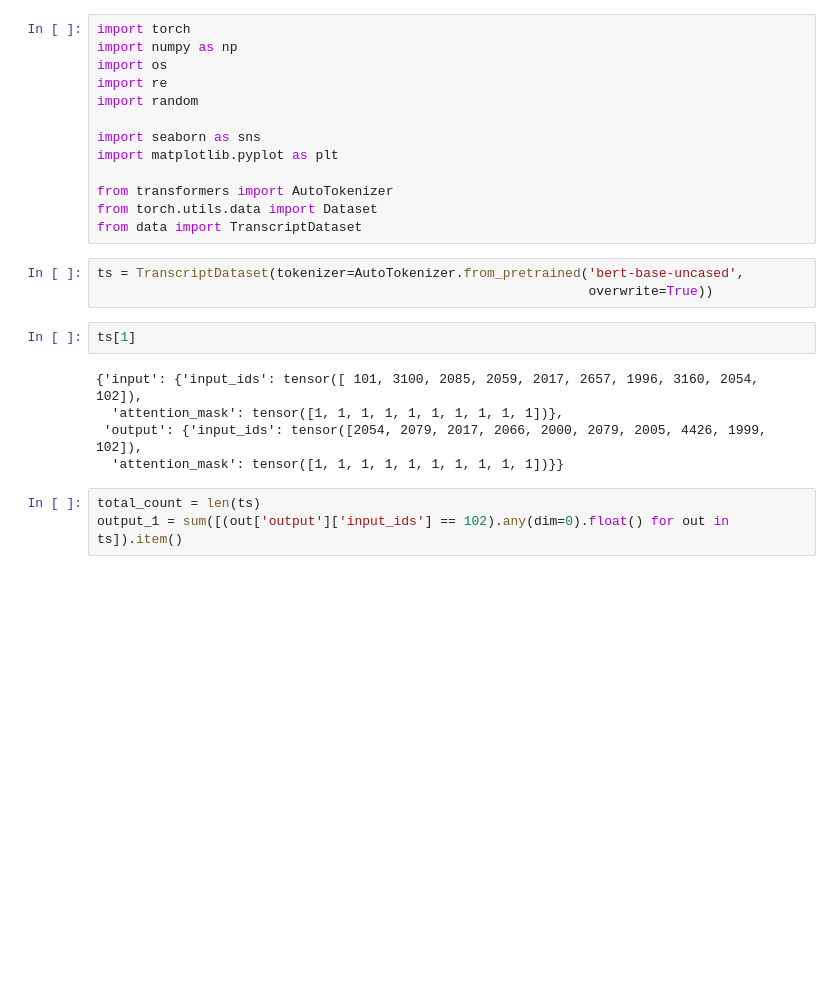
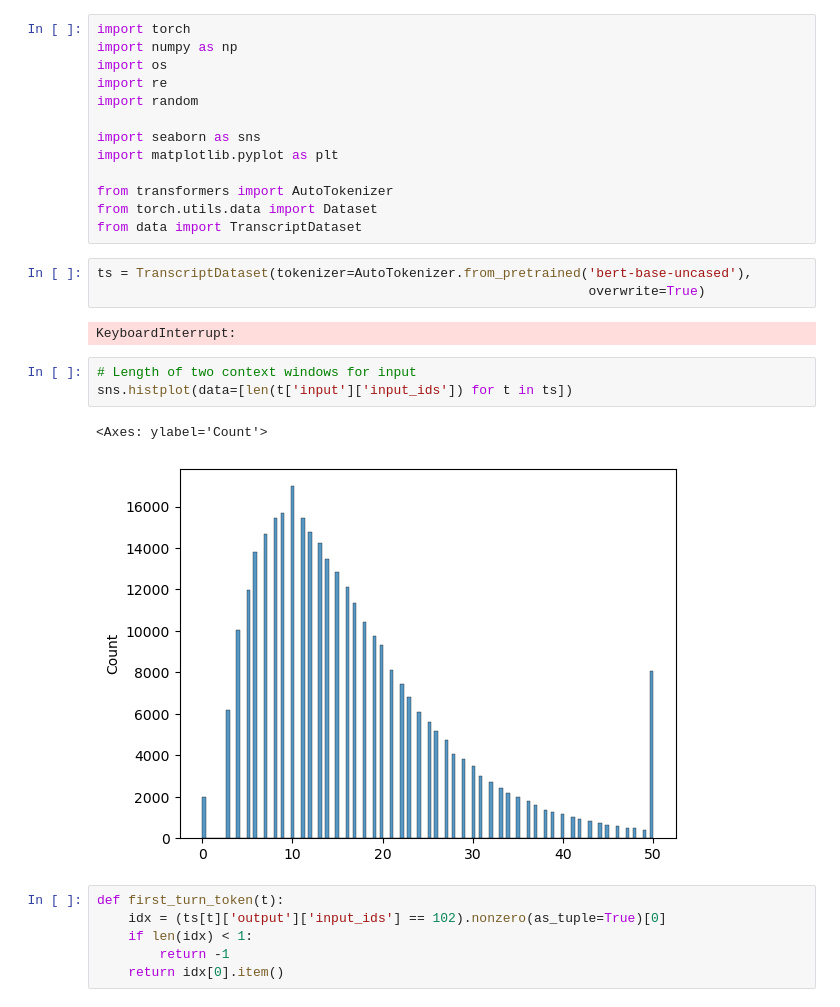
Before and after one commit to Sean-Leishman/Bespoke-Tart, a Jupyter notebook: nb_experiments/Dataset.ipynb, the cells around one changed output. Drawn from its saved outputs; the diff is of its cells as text; blank space fills up the shorter version.

```diff
--- a/nb_experiments/Dataset.ipynb
+++ b/nb_experiments/Dataset.ipynb
@@ -12,16 +12,20 @@ from transformers import AutoTokenizer
 from torch.utils.data import Dataset
 from data import TranscriptDataset
 # %%
-ts = TranscriptDataset(tokenizer=AutoTokenizer.from_pretrained('bert-base-uncased',
-                                                               overwrite=True))
+ts = TranscriptDataset(tokenizer=AutoTokenizer.from_pretrained('bert-base-uncased'),
+                                                               overwrite=True)
+# %% [output]
+KeyboardInterrupt:
-# %%
-ts[1]
-# %% [output]
-{'input': {'input_ids': tensor([ 101, 3100, 2085, 2059, 2017, 2657, 1996, 3160, 2054,  102]),
-  'attention_mask': tensor([1, 1, 1, 1, 1, 1, 1, 1, 1, 1])},
- 'output': {'input_ids': tensor([2054, 2079, 2017, 2066, 2000, 2079, 2005, 4426, 1999,  102]),
-  'attention_mask': tensor([1, 1, 1, 1, 1, 1, 1, 1, 1, 1])}}
-# %%
-total_count = len(ts)
-output_1 = sum([(out['output']['input_ids'] == 102).any(dim=0).float() for out in ts]).item()
+# %%
+# Length of two context windows for input
+sns.histplot(data=[len(t['input']['input_ids']) for t in ts])
+# %% [output]
+<Axes: ylabel='Count'>
+[figure, added]
+# %%
+def first_turn_token(t):
+    idx = (ts[t]['output']['input_ids'] == 102).nonzero(as_tuple=True)[0]
+    if len(idx) < 1:
+        return -1
+    return idx[0].item()
 # %%
```
Also changed, not shown: parts of 5 cells of this notebook, 3 other files.
